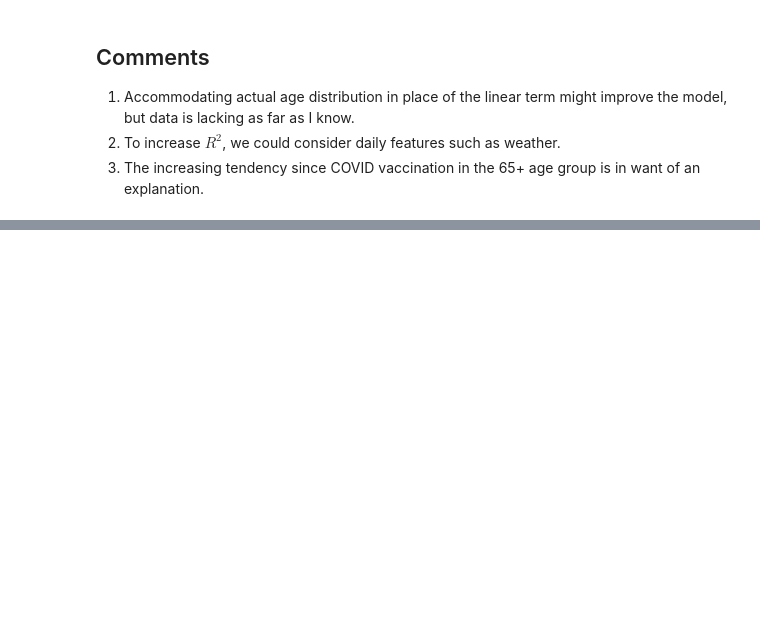
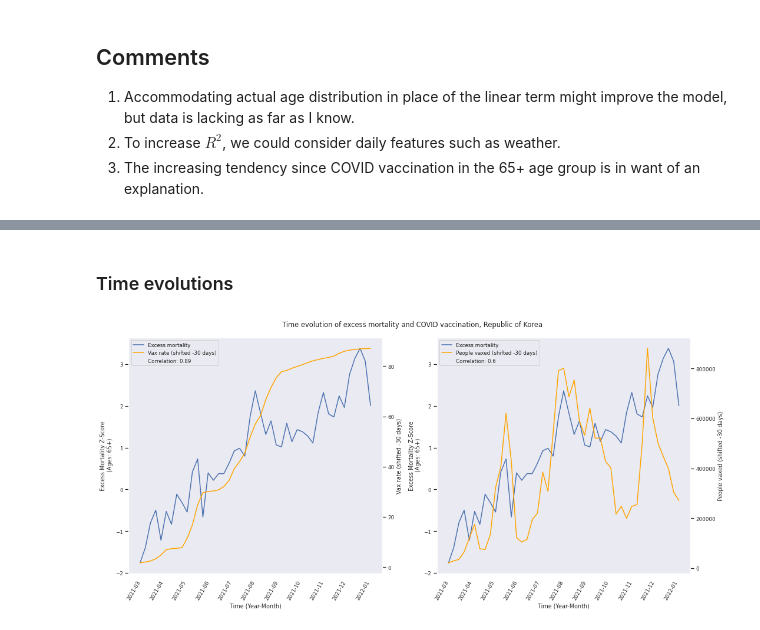
Before and after one commit to unifey/excess-mortality-ROK, a Jupyter notebook: excess-mortality-rok.ipynb, the cells around one changed output, grey strips where cells are left out. Drawn from its saved outputs; the diff is of its cells as text; code cells hidden in the pictures; blank space fills up the shorter version.

```diff
--- a/excess-mortality-rok.ipynb
+++ b/excess-mortality-rok.ipynb
@@ -447,0 +410,47 @@ Correlation: 0.6
+# %% [markdown]
+### Time evolutions
+# %%
+fig, axes = plt.subplots(nrows = 1
+                         , ncols = 2
+                         , sharex = False
+                         , sharey = False
+                         , figsize = (15,7)
+                        )
+
+cols = ['vax_rate','daily_vax']
+ylbs = ['Vaccination Rate (%)','7-Day Average Number of People Vaccinated']
+txts = ['Vax rate (shifted -30 days)','People vaxed (shifted -30 days)']
+
+for k,(col, ylb, txt) in enumerate(zip(cols, ylbs, txts)):
+
+    ax = axes[k]
+
+    sns.lineplot(x=dg.index, y=dg['over65_res_z'], ax=ax, label = 'Excess mortality')
+
+    fig.autofmt_xdate(rotation=60)
+
+    ax.set_xlabel('Time (Year-Month)')
+    ax.set_ylabel('Excess Mortality Z-Score\n (Ages: 65+)')
+
+    ax2 = ax.twinx()
+    sns.lineplot(x=dg.index,y=dg[col], ax=ax2, color='orange', label = txt)
+    ax2.set_ylabel(txt)
+
+    anno = 'Correlation: '+str(round(dg.corr().at['over65_res_z',col],2))
+    ax2.plot([], [], ' ', label=anno)
+
+    ln, lb = ax.get_legend_handles_labels()
+    ln2, lb2 = ax2.get_legend_handles_labels()
+    ax2.legend(ln + ln2, lb + lb2, loc=0)
+
+    #ax2.text(0.7, 0.1, anno, ha = 'left', transform=ax.transAxes)
+
+suptitle = 'Time evolution of excess mortality and COVID vaccination, Republic of Korea'
+plt.suptitle(suptitle
+             , y = 0.99)
+plt.tight_layout()
+plt.savefig('excess_mortality_vs_vax_evolutions.png', dpi=150)
+
+plt.show()
+# %% [output]
+[figure, added]
```
Also changed, not shown: parts of 12 cells of this notebook.
